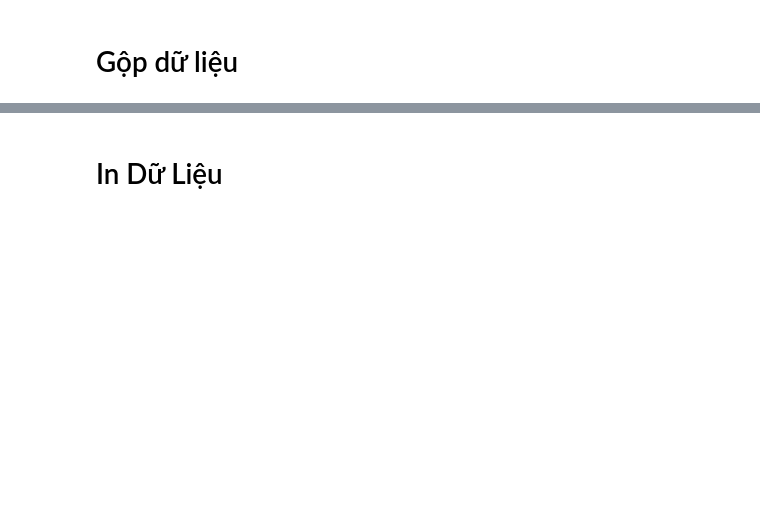
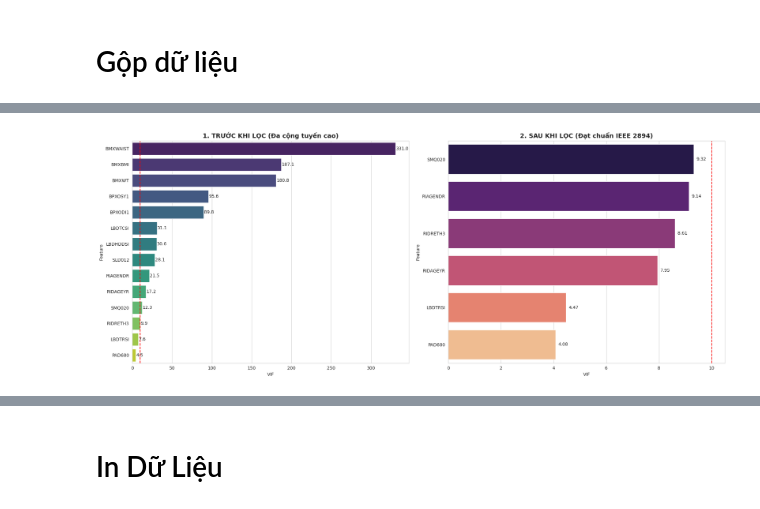
Before and after one commit to nguyenmongtrinh-lab/xai-evaluation, a Jupyter notebook: xai-evaluation.ipynb, the cells around one changed output, grey strips where cells are left out. Drawn from its saved outputs; the diff is of its cells as text; code cells hidden in the pictures; blank space fills up the shorter version.

```diff
--- a/xai-evaluation.ipynb
+++ b/xai-evaluation.ipynb
@@ -310,0 +200,80 @@ Passing `palette` without assigning `hue` is deprecated and will be removed in v
+# %%
+import pandas as pd
+import numpy as np
+import matplotlib.pyplot as plt
+import seaborn as sns
+from scipy import stats
+from statsmodels.stats.outliers_influence import variance_inflation_factor
+
+# 1. Khởi tạo dữ liệu
+df_working = df_clean.copy()
+print("🚀 QUY TRÌNH TINH CHẾ THEO CHUẨN IEEE 2894-2024\n")
+
+# --- BƯỚC 1: XỬ LÝ MÃ ĐẶC BIỆT ---
+target_cols = ['SMQ020', 'RIAGENDR', 'RIDRETH3']
+for col in target_cols:
+    mode_val = df_working[col].mode()[0]
+    df_working[col] = df_working[col].replace([7, 9, 77, 99], mode_val)
+
+# --- BƯỚC 2: LOẠI BỎ OUTLIERS ---
+continuous_cols = ['RIDAGEYR', 'BMXBMI', 'BMXWAIST', 'BMXWT', 'BPXOSY1', 'BPXODI1',
+                   'LBDGLUSI', 'LBDTCSI', 'LBDHDDSI', 'LBDTRSI', 'PAD680', 'SLD012']
+z_scores = np.abs(stats.zscore(df_working[continuous_cols]))
+df_working = df_working[(z_scores < 3).all(axis=1)]
+
+# --- BƯỚC 3: HÀM TÍNH VIF VÀ LOẠI BỎ TỪNG BƯỚC ---
+def get_vif_df(df):
+    X_vif = df.drop(columns=['SEQN', 'LBDGLUSI'])
+    vif_data = pd.DataFrame()
+    vif_data["Feature"] = X_vif.columns
+    vif_data["VIF"] = [variance_inflation_factor(X_vif.values, i) for i in range(len(X_vif.columns))]
+    return vif_data.sort_values(by="VIF", ascending=False)
+
+# Tính VIF ban đầu (Trước khi lọc)
+vif_before = get_vif_df(df_working)
+
+# Quy trình loại bỏ lặp (Stepwise) theo IEEE
+df_final = df_working.copy()
+dropped_features = []
+threshold = 10.0
+
+print("--- Đang thực hiện loại bỏ đa cộng tuyến từng bước ---")
+while True:
+    vif_current = get_vif_df(df_final)
+    max_vif = vif_current['VIF'].max()
+    if max_vif > threshold:
+        # Lấy tên biến có VIF cao nhất
+        feature_to_drop = vif_current.iloc[0]['Feature']
+        dropped_features.append(feature_to_drop)
+        df_final = df_final.drop(columns=[feature_to_drop])
+        print(f"  ❌ Đã loại: {feature_to_drop:12} | VIF cũ: {max_vif:.2f}")
+    else:
+        break
+
+# VIF sau khi lọc
+vif_after = get_vif_df(df_final)
+
+# --- BƯỚC 4: VẼ BIỂU ĐỒ SO SÁNH TRƯỚC VÀ SAU ---
+sns.set_style("whitegrid")
+fig, (ax1, ax2) = plt.subplots(1, 2, figsize=(20, 8))
+
+# Chart 1: Trước khi loại bỏ
+sns.barplot(x="VIF", y="Feature", data=vif_before, palette="viridis", ax=ax1)
+ax1.axvline(x=10, color='red', linestyle='--')
+ax1.set_title("1. TRƯỚC KHI LỌC (Đa cộng tuyến cao)", fontsize=14, fontweight='bold')
+for p in ax1.patches:
+    ax1.text(p.get_width() + 0.5, p.get_y() + p.get_height()/2, f'{p.get_width():.1f}', va='center')
+
+# Chart 2: Sau khi lọc (Recursive)
+sns.barplot(x="VIF", y="Feature", data=vif_after, palette="magma", ax=ax2)
+ax2.axvline(x=10, color='red', linestyle='--')
+ax2.set_title("2. SAU KHI LỌC (Đạt chuẩn IEEE 2894)", fontsize=14, fontweight='bold')
+for p in ax2.patches:
+    ax2.text(p.get_width() + 0.1, p.get_y() + p.get_height()/2, f'{p.get_width():.2f}', va='center')
+
+plt.tight_layout()
+plt.show()
+
+print(f"\n✅ HOÀN TẤT: Đã loại bỏ {len(dropped_features)} biến: {dropped_features}")
+print(f"📊 Số lượng biến còn lại: {len(vif_after)} | Số mẫu: {len(df_final)}")
+# %% [output]
@@ -310,0 +298 @@ Passing `palette` without assigning `hue` is deprecated and will be removed in v
+[figure, added]
```
Also changed, not shown: parts of 18 cells of this notebook.
